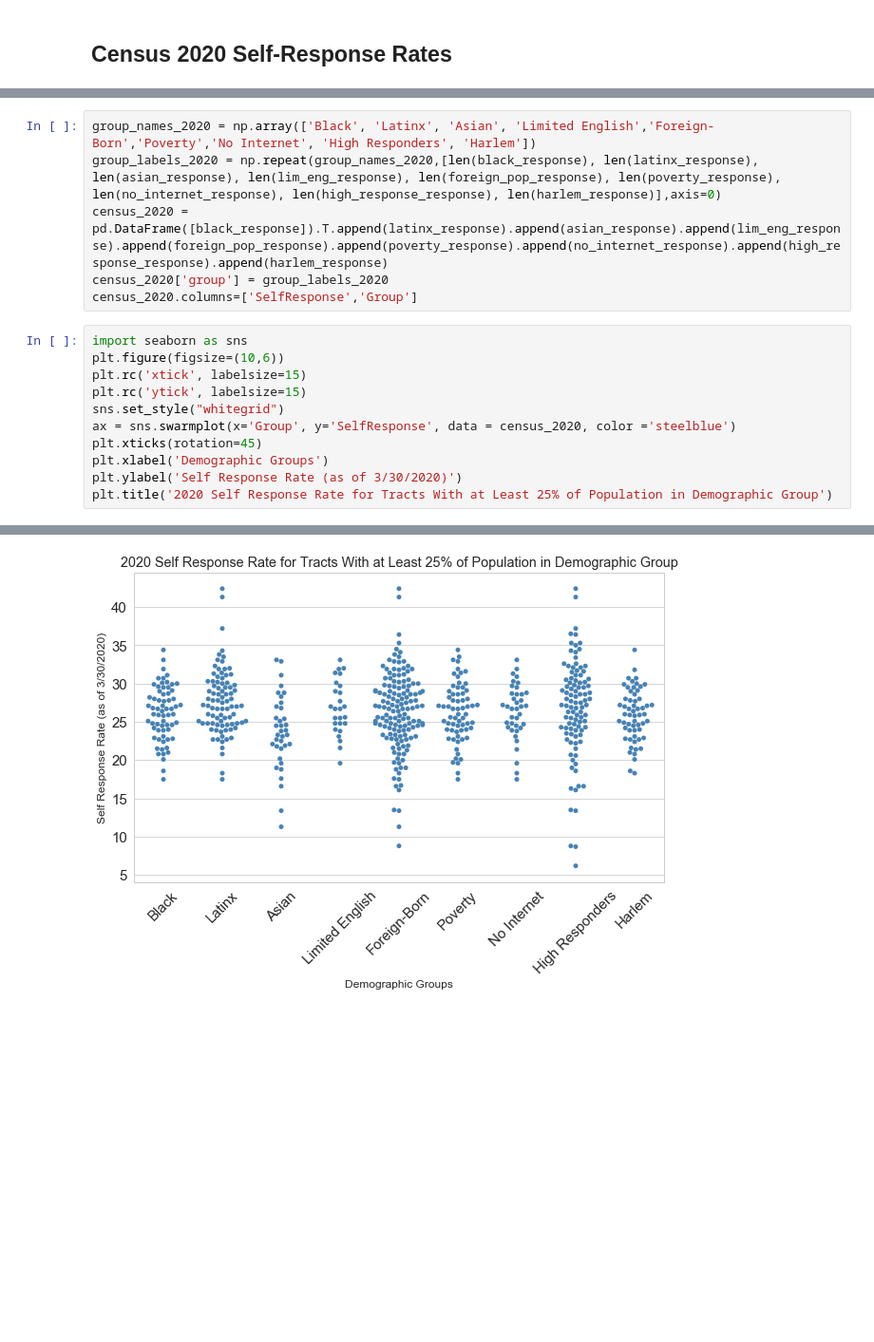
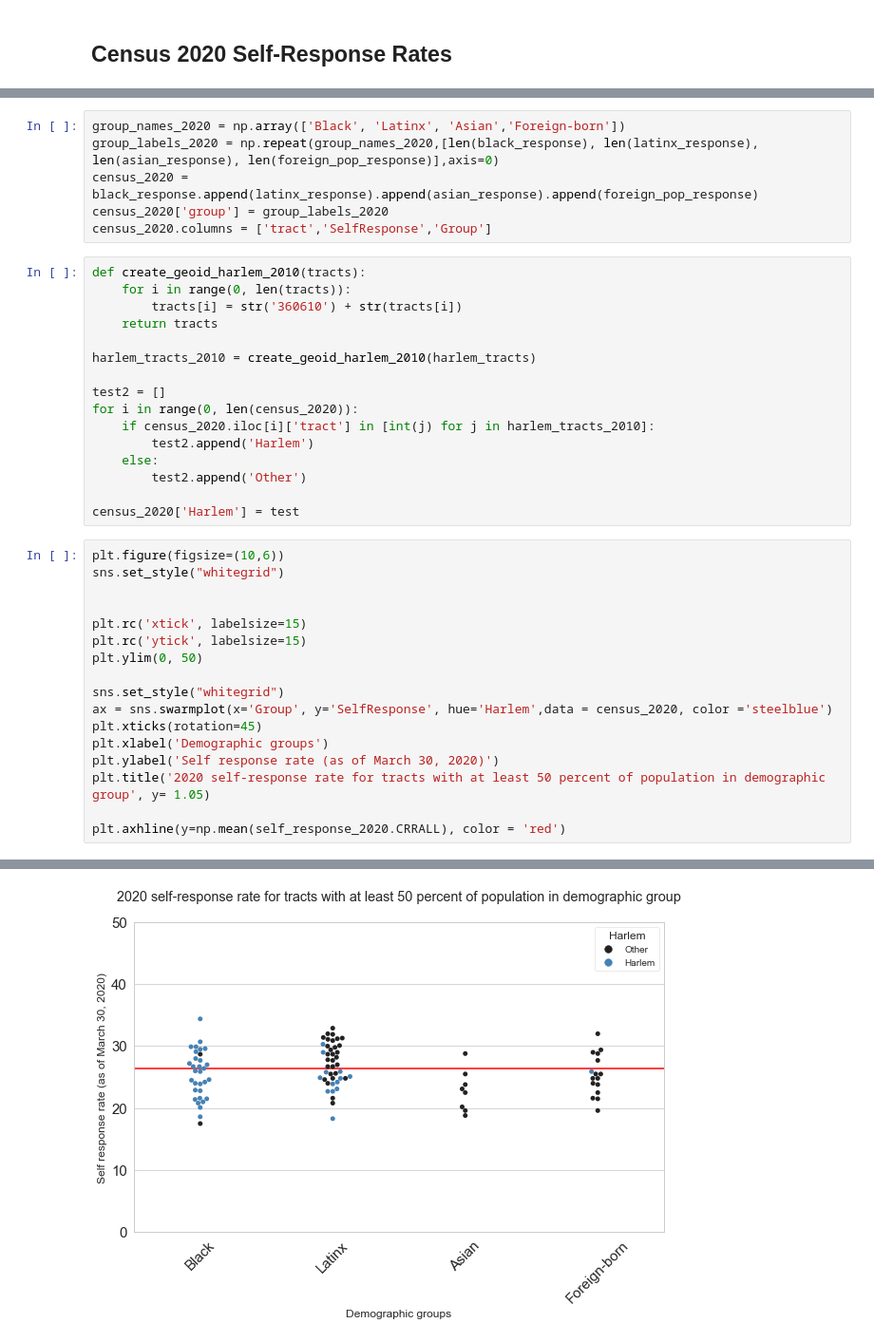
Before and after one commit to graphicsdesk/census-self-response, a Jupyter notebook: Census Self Response Graphics.ipynb, the cells around one changed output, grey strips where cells are left out. Shown: that part at 95% size. Saved outputs shown, nothing was run; the diff lists cells and outputs as text; blank space fills up the shorter version.

```diff
--- a/Census Self Response Graphics.ipynb
+++ b/Census Self Response Graphics.ipynb
@@ -132,18 +118,40 @@ harlem_response = get_response(harlem_2020)
 # %%
-group_names_2020 = np.array(['Black', 'Latinx', 'Asian', 'Limited English','Foreign-Born','Poverty','No Internet', 'High Responders', 'Harlem'])
-group_labels_2020 = np.repeat(group_names_2020,[len(black_response), len(latinx_response), len(asian_response), len(lim_eng_response), len(foreign_pop_response), len(poverty_response), len(no_internet_response), len(high_response_response), len(harlem_response)],axis=0)
-census_2020 = pd.DataFrame([black_response]).T.append(latinx_response).append(asian_response).append(lim_eng_response).append(foreign_pop_response).append(poverty_response).append(no_internet_response).append(high_response_response).append(harlem_response)
+group_names_2020 = np.array(['Black', 'Latinx', 'Asian','Foreign-born'])
+group_labels_2020 = np.repeat(group_names_2020,[len(black_response), len(latinx_response), len(asian_response), len(foreign_pop_response)],axis=0)
+census_2020 = black_response.append(latinx_response).append(asian_response).append(foreign_pop_response)
 census_2020['group'] = group_labels_2020
-census_2020.columns=['SelfResponse','Group']
+census_2020.columns = ['tract','SelfResponse','Group']
+# %%
+def create_geoid_harlem_2010(tracts):
+    for i in range(0, len(tracts)):
+        tracts[i] = str('360610') + str(tracts[i])
+    return tracts
+
+harlem_tracts_2010 = create_geoid_harlem_2010(harlem_tracts)
+
+test2 = []
+for i in range(0, len(census_2020)):
+    if census_2020.iloc[i]['tract'] in [int(j) for j in harlem_tracts_2010]:
+        test2.append('Harlem')
+    else:
+        test2.append('Other')
+
+census_2020['Harlem'] = test
 # %%
-import seaborn as sns
 plt.figure(figsize=(10,6))
+sns.set_style("whitegrid")
+
+
 plt.rc('xtick', labelsize=15)
 plt.rc('ytick', labelsize=15)
+plt.ylim(0, 50)
+
 sns.set_style("whitegrid")
-ax = sns.swarmplot(x='Group', y='SelfResponse', data = census_2020, color ='steelblue')
+ax = sns.swarmplot(x='Group', y='SelfResponse', hue='Harlem',data = census_2020, color ='steelblue')
 plt.xticks(rotation=45)
-plt.xlabel('Demographic Groups')
-plt.ylabel('Self Response Rate (as of 3/30/2020)')
-plt.title('2020 Self Response Rate for Tracts With at Least 25% of Population in Demographic Group')
+plt.xlabel('Demographic groups')
+plt.ylabel('Self response rate (as of March 30, 2020)')
+plt.title('2020 self-response rate for tracts with at least 50 percent of population in demographic group', y= 1.05)
+
+plt.axhline(y=np.mean(self_response_2020.CRRALL), color = 'red')
 # %% [output]
@@ -151 +159 @@ Text(0.5, 1.0, '2020 Self Response Rate for Tracts With at Least 25% of Populati
-[figure, old version]
+[figure, new version]
```
Also changed, not shown: parts of 8 cells of this notebook.
